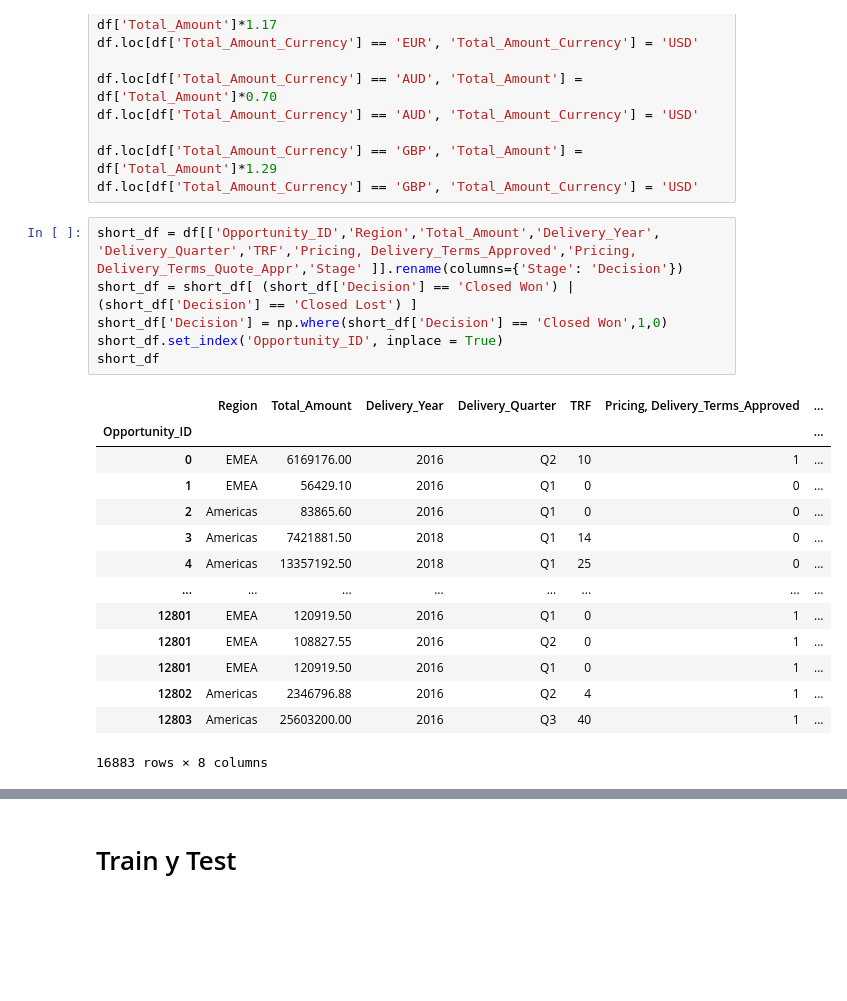
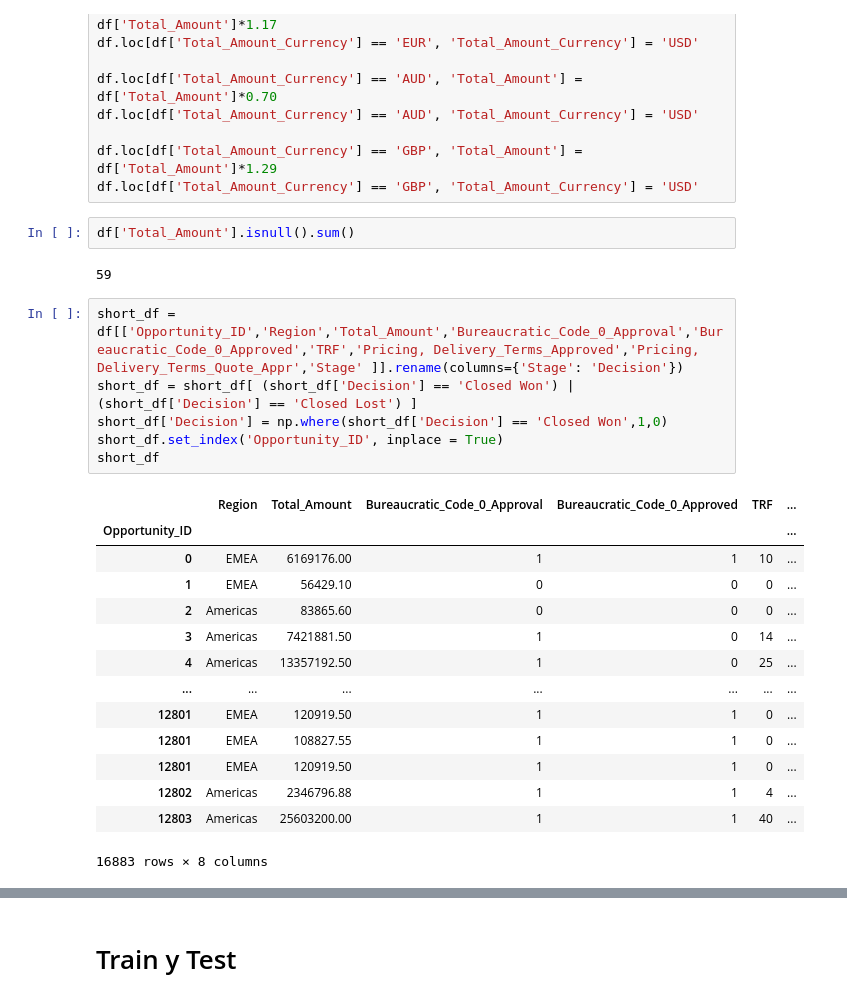
Before and after one commit to BautistaXifro/Machine-Learning-Datos, a Jupyter notebook: ArbolDeDecision/RandomForest/OtroaApproach.ipynb, the cells around one changed output, grey strips where cells are left out. Cells and saved outputs as stored; diff of their text form; blank space fills up the shorter version.

```diff
--- a/ArbolDeDecision/RandomForest/OtroaApproach.ipynb
+++ b/ArbolDeDecision/RandomForest/OtroaApproach.ipynb
@@ -72,24 +76,28 @@ df.loc[df['Total_Amount_Currency'] == 'AUD', 'Total_Amount_Currency'] = 'USD'
 
 df.loc[df['Total_Amount_Currency'] == 'GBP', 'Total_Amount'] = df['Total_Amount']*1.29
 df.loc[df['Total_Amount_Currency'] == 'GBP', 'Total_Amount_Currency'] = 'USD'
+# %%
+df['Total_Amount'].isnull().sum()
+# %% [output]
+59
 # %%
-short_df = df[['Opportunity_ID','Region','Total_Amount','Delivery_Year', 'Delivery_Quarter','TRF','Pricing, Delivery_Terms_Approved','Pricing, Delivery_Terms_Quote_Appr','Stage' ]].rename(columns={'Stage': 'Decision'})
+short_df = df[['Opportunity_ID','Region','Total_Amount','Bureaucratic_Code_0_Approval','Bureaucratic_Code_0_Approved','TRF','Pricing, Delivery_Terms_Approved','Pricing, Delivery_Terms_Quote_Appr','Stage' ]].rename(columns={'Stage': 'Decision'})
 short_df = short_df[ (short_df['Decision'] == 'Closed Won') | (short_df['Decision'] == 'Closed Lost') ]
 short_df['Decision'] = np.where(short_df['Decision'] == 'Closed Won',1,0)
 short_df.set_index('Opportunity_ID', inplace = True)
 short_df
 # %% [output]
-|  | Region | Total_Amount | Delivery_Year | Delivery_Quarter | TRF | Pricing, Delivery_Terms_Approved | ... |
-| Opportunity_ID |  |  |  |  |  |  | ... |
-| 0 | EMEA | 6169176.00 | 2016 | Q2 | 10 | 1 | ... |
-| 1 | EMEA | 56429.10 | 2016 | Q1 | 0 | 0 | ... |
-| 2 | Americas | 83865.60 | 2016 | Q1 | 0 | 0 | ... |
-| 3 | Americas | 7421881.50 | 2018 | Q1 | 14 | 0 | ... |
-| 4 | Americas | 13357192.50 | 2018 | Q1 | 25 | 0 | ... |
-| ... | ... | ... | ... | ... | ... | ... | ... |
-| 12801 | EMEA | 120919.50 | 2016 | Q1 | 0 | 1 | ... |
-| 12801 | EMEA | 108827.55 | 2016 | Q2 | 0 | 1 | ... |
-| 12801 | EMEA | 120919.50 | 2016 | Q1 | 0 | 1 | ... |
-| 12802 | Americas | 2346796.88 | 2016 | Q2 | 4 | 1 | ... |
-| 12803 | Americas | 25603200.00 | 2016 | Q3 | 40 | 1 | ... |
+|  | Region | Total_Amount | Bureaucratic_Code_0_Approval | Bureaucratic_Code_0_Approved | TRF | ... |
+| Opportunity_ID |  |  |  |  |  | ... |
+| 0 | EMEA | 6169176.00 | 1 | 1 | 10 | ... |
+| 1 | EMEA | 56429.10 | 0 | 0 | 0 | ... |
+| 2 | Americas | 83865.60 | 0 | 0 | 0 | ... |
+| 3 | Americas | 7421881.50 | 1 | 0 | 14 | ... |
+| 4 | Americas | 13357192.50 | 1 | 0 | 25 | ... |
+| ... | ... | ... | ... | ... | ... | ... |
+| 12801 | EMEA | 120919.50 | 1 | 1 | 0 | ... |
+| 12801 | EMEA | 108827.55 | 1 | 1 | 0 | ... |
+| 12801 | EMEA | 120919.50 | 1 | 1 | 0 | ... |
+| 12802 | Americas | 2346796.88 | 1 | 1 | 4 | ... |
+| 12803 | Americas | 25603200.00 | 1 | 1 | 40 | ... |
 16883 rows × 8 columns
```
Also changed, not shown: parts of 31 cells of this notebook, 1 other file.
